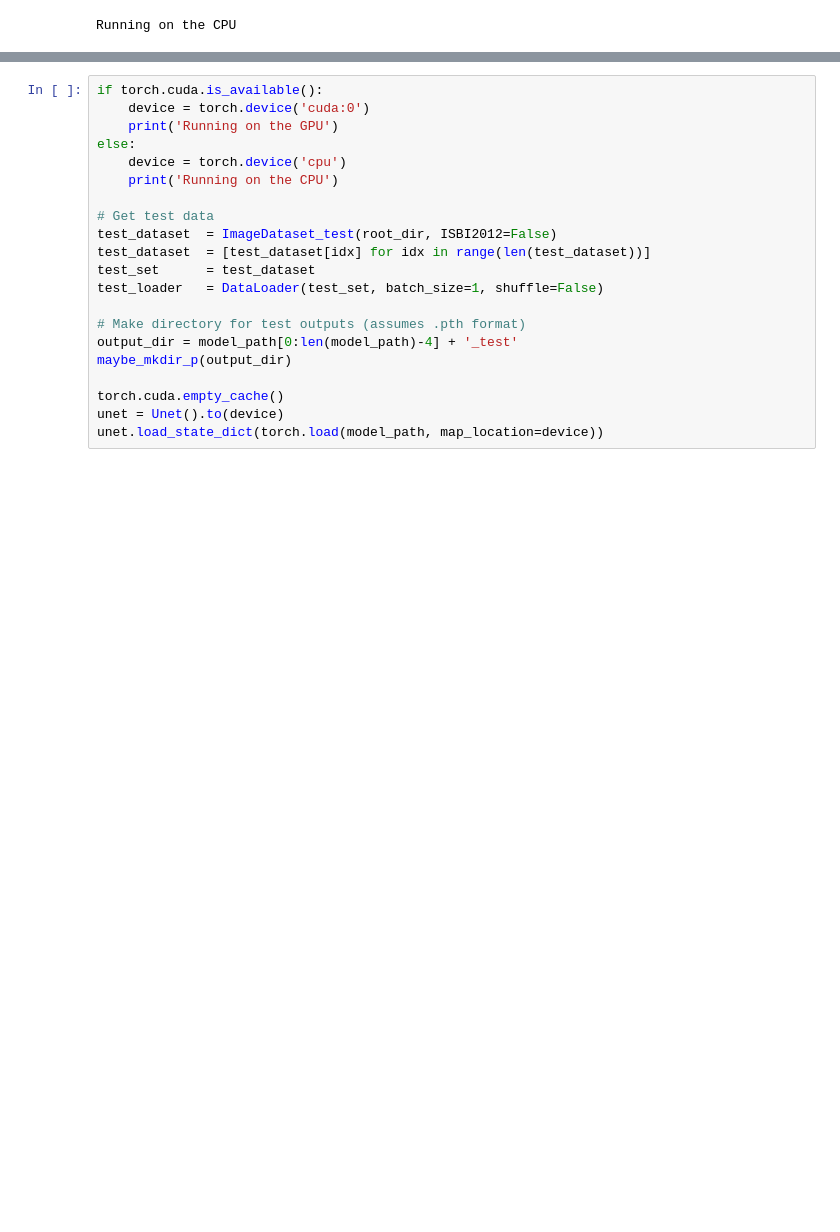
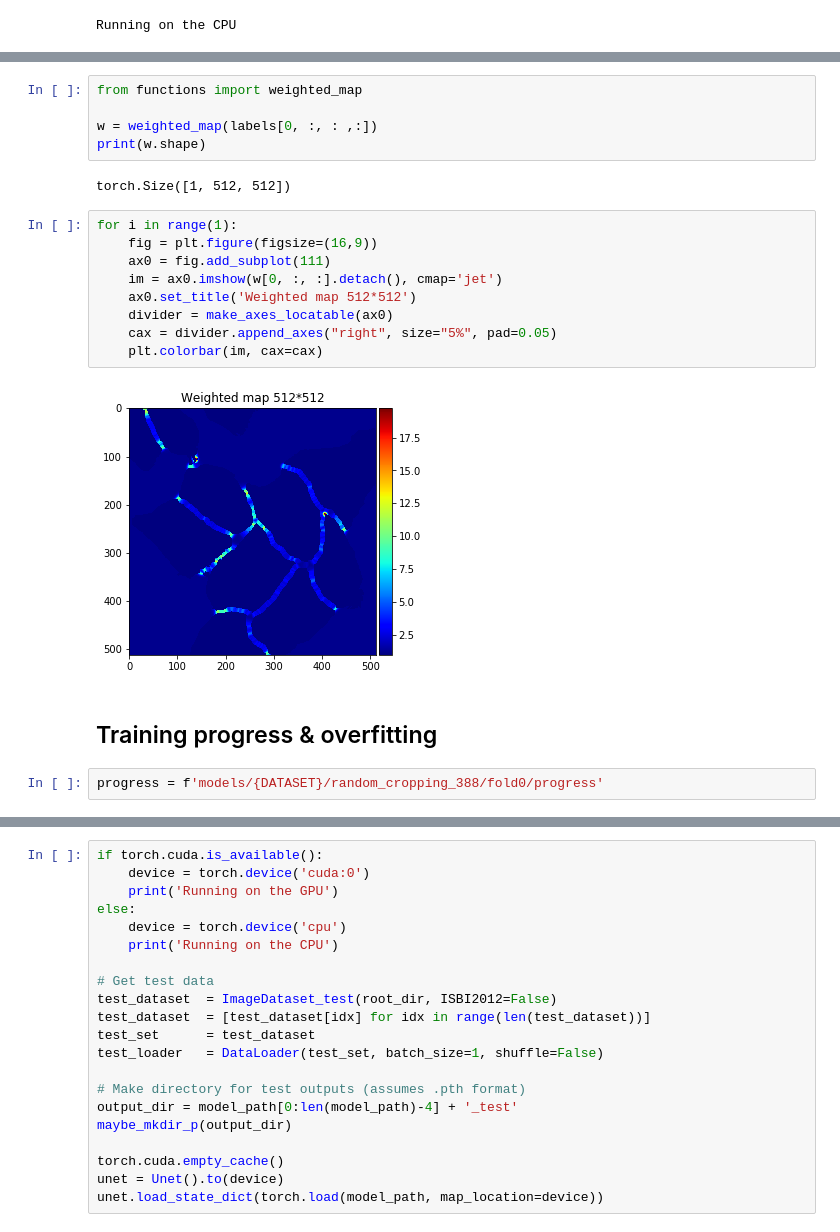
Before and after one commit to nsirons/DL-unet, a Jupyter notebook: main.ipynb, the cells around one changed output, grey strips where cells are left out. Drawn from its saved outputs; the diff is of its cells as text; blank space fills up the shorter version.

```diff
--- a/main.ipynb
+++ b/main.ipynb
@@ -476,0 +470,22 @@ for i in range(1):
+# %%
+from functions import weighted_map
+
+w = weighted_map(labels[0, :, : ,:])
+print(w.shape)
+# %% [output]
+torch.Size([1, 512, 512])
+# %%
+for i in range(1):
+    fig = plt.figure(figsize=(16,9))
+    ax0 = fig.add_subplot(111)
+    im = ax0.imshow(w[0, :, :].detach(), cmap='jet')
+    ax0.set_title('Weighted map 512*512')
+    divider = make_axes_locatable(ax0)
+    cax = divider.append_axes("right", size="5%", pad=0.05)
+    plt.colorbar(im, cax=cax)
+# %% [output]
+[figure, added]
+# %% [markdown]
+## Training progress & overfitting
+# %%
+progress = f'models/{DATASET}/random_cropping_388/fold0/progress'
```
Also changed, not shown: parts of 20 cells of this notebook.
